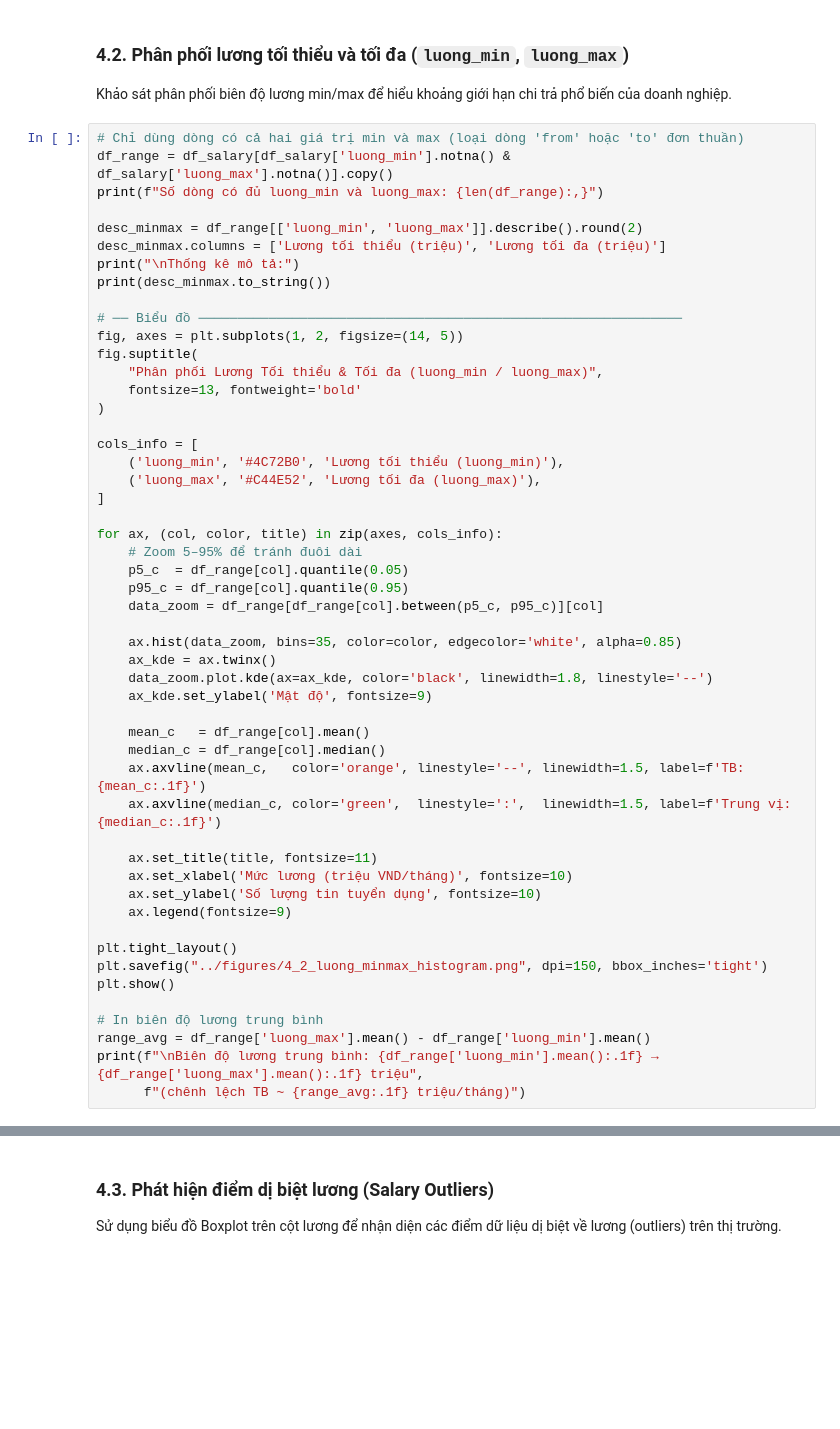
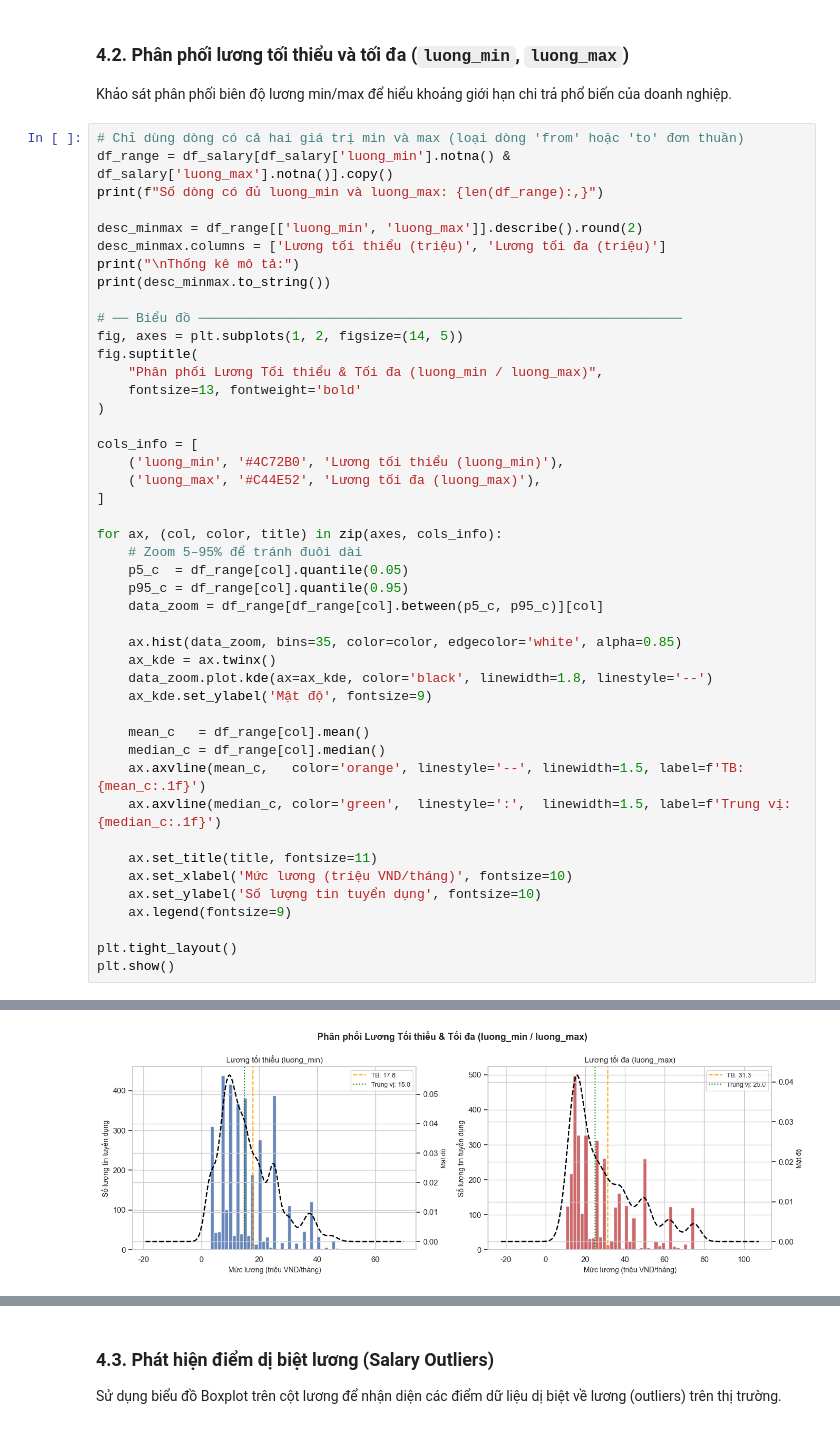
Before and after one commit to TrucHang676/TQH-FINAL-PROJECT-N5, a Jupyter notebook: notebooks/eda.ipynb, the cells around one changed output, grey strips where cells are left out. Saved outputs shown, nothing was run; the diff lists cells and outputs as text; blank space fills up the shorter version.

```diff
--- a/notebooks/eda.ipynb
+++ b/notebooks/eda.ipynb
@@ -193,10 +235,5 @@ for ax, (col, color, title) in zip(axes, cols_info):
     ax.legend(fontsize=9)
 
 plt.tight_layout()
-plt.savefig("../figures/4_2_luong_minmax_histogram.png", dpi=150, bbox_inches='tight')
 plt.show()
-
-# In biên độ lương trung bình
-range_avg = df_range['luong_max'].mean() - df_range['luong_min'].mean()
-print(f"\nBiên độ lương trung bình: {df_range['luong_min'].mean():.1f} → {df_range['luong_max'].mean():.1f} triệu",
-      f"(chênh lệch TB ~ {range_avg:.1f} triệu/tháng)")
+# %% [output]
@@ -202,0 +252 @@ print(f"\nBiên độ lương trung bình: {df_range['luong_min'].mean():.1f}
+[figure, added]
```
Also changed, not shown: parts of 14 cells of this notebook.
